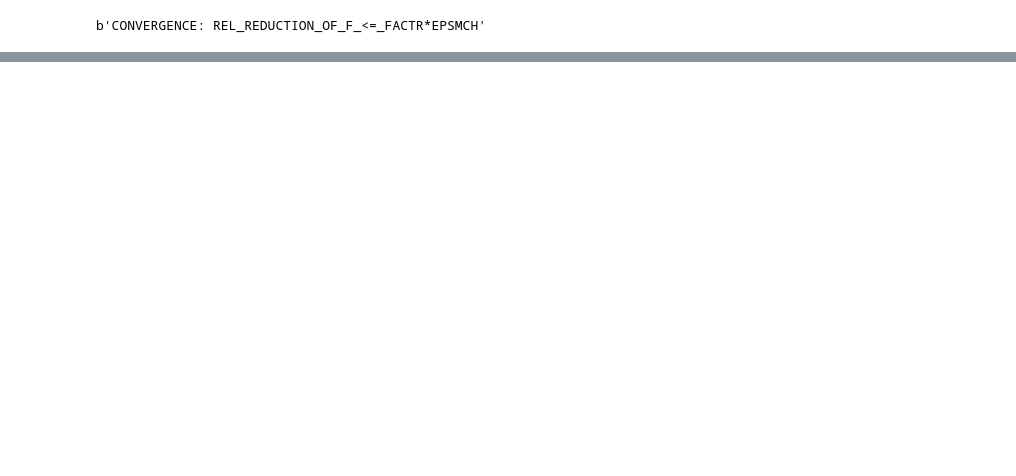
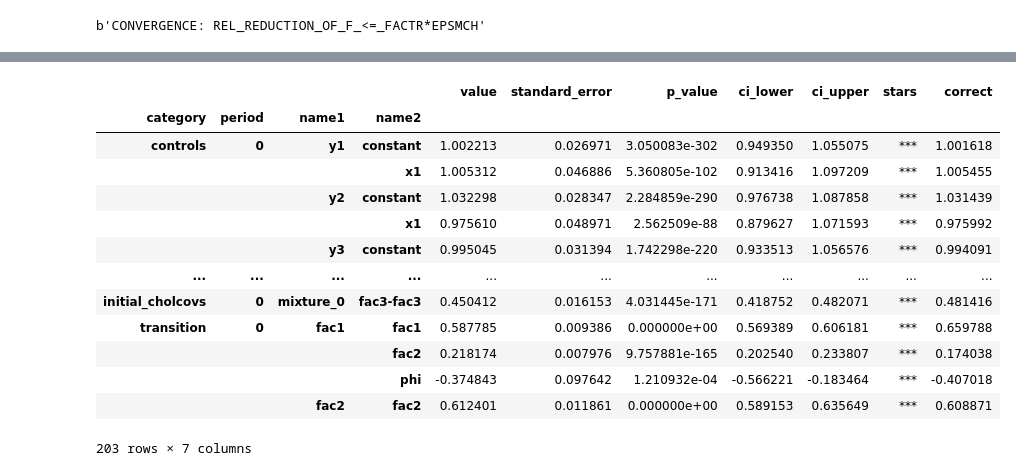
Before and after one commit to OpenSourceEconomics/skillmodels, a Jupyter notebook: docs/source/getting_started/tutorial.ipynb, the cells around one changed output, grey strips where cells are left out. Saved outputs shown, nothing was run; the diff lists cells and outputs as text; code cells hidden in the pictures; blank space fills up the shorter version.

```diff
--- a/docs/source/getting_started/tutorial.ipynb
+++ b/docs/source/getting_started/tutorial.ipynb
@@ -227,7 +227,8 @@ res = maximize(
     criterion_and_derivative=loglike_and_gradient,
     logging="model2.db",
     constraints=constraints,
-    log_options={"if_exists": "replace"}
+    log_options={"if_exists": "replace"},
+    algo_options={"relative_criterion_tolerance": 1e-9}
 )
 # %%
 res["message"]
@@ -235,0 +241,27 @@ b'CONVERGENCE: REL_REDUCTION_OF_F_<=_FACTR*EPSMCH'
+# %%
+inference_df, free_cov = do_likelihood_inference(
+    loglike=loglike,
+    params=res["solution_params"],
+    constraints=constraints,
+)
+# %%
+inference_df = inference_df.loc[free_cov.index]
+# %%
+inference_df["correct"] = chs_values.loc[free_cov.index, "chs_value"]
+# %%
+inference_df
+# %% [output]
+|  |  |  |  | value | standard_error | p_value | ci_lower | ci_upper | stars | correct |
+| category | period | name1 | name2 |  |  |  |  |  |  |  |
+| controls | 0 | y1 | constant | 1.002213 | 0.026971 | 3.050083e-302 | 0.949350 | 1.055075 | *** | 1.001618 |
+|  |  |  | x1 | 1.005312 | 0.046886 | 5.360805e-102 | 0.913416 | 1.097209 | *** | 1.005455 |
+|  |  | y2 | constant | 1.032298 | 0.028347 | 2.284859e-290 | 0.976738 | 1.087858 | *** | 1.031439 |
+|  |  |  | x1 | 0.975610 | 0.048971 | 2.562509e-88 | 0.879627 | 1.071593 | *** | 0.975992 |
+|  |  | y3 | constant | 0.995045 | 0.031394 | 1.742298e-220 | 0.933513 | 1.056576 | *** | 0.994091 |
+| ... | ... | ... | ... | ... | ... | ... | ... | ... | ... | ... |
+| initial_cholcovs | 0 | mixture_0 | fac3-fac3 | 0.450412 | 0.016153 | 4.031445e-171 | 0.418752 | 0.482071 | *** | 0.481416 |
+| transition | 0 | fac1 | fac1 | 0.587785 | 0.009386 | 0.000000e+00 | 0.569389 | 0.606181 | *** | 0.659788 |
+|  |  |  | fac2 | 0.218174 | 0.007976 | 9.757881e-165 | 0.202540 | 0.233807 | *** | 0.174038 |
+|  |  |  | phi | -0.374843 | 0.097642 | 1.210932e-04 | -0.566221 | -0.183464 | *** | -0.407018 |
+|  |  | fac2 | fac2 | 0.612401 | 0.011861 | 0.000000e+00 | 0.589153 | 0.635649 | *** | 0.608871 |
+203 rows × 7 columns
```
Also changed, not shown: parts of 13 cells of this notebook, 3 other files.
